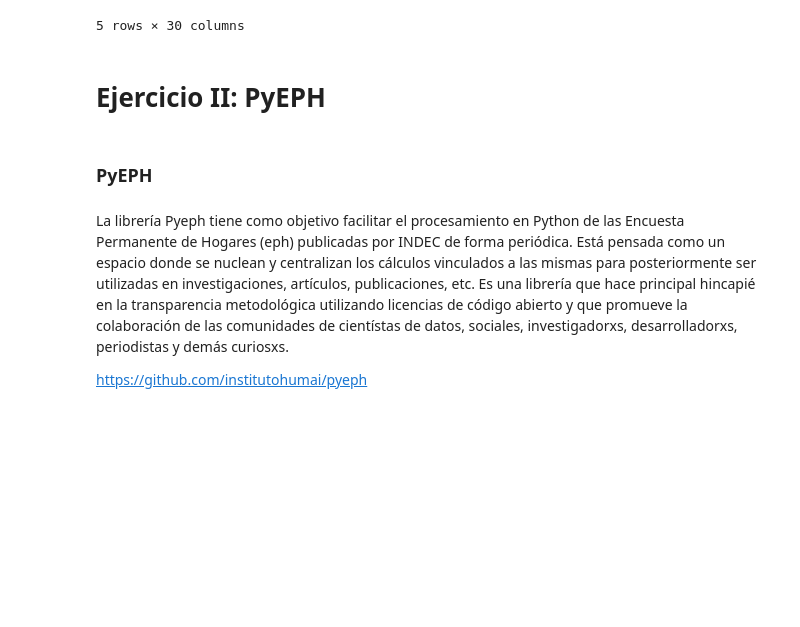
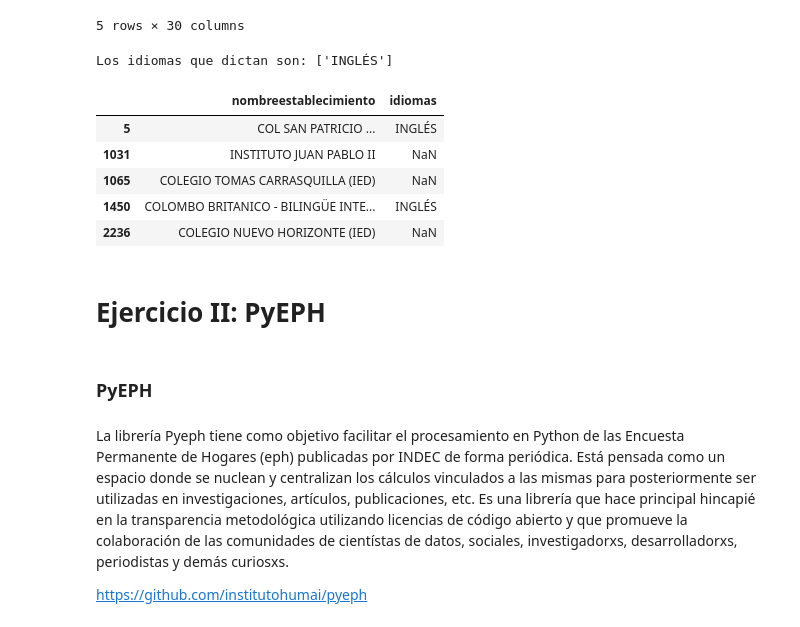
Before and after one commit to LorenzoLongaretto/ejercicios_data-ml, a Jupyter notebook: analisis_de_datos/ejercicio.ipynb, the cells around one changed output. Saved outputs shown, nothing was run; the diff lists cells and outputs as text; code cells hidden in the pictures; blank space fills up the shorter version.

```diff
--- a/analisis_de_datos/ejercicio.ipynb
+++ b/analisis_de_datos/ejercicio.ipynb
@@ -93,8 +89,9 @@ df_perN_comR[df_perN_comR["capacidades_Excepcionales"].notna()]
 ¿Cuáles son los colegios que ofrecen todos los niveles educativos? ¿Qué idiomas ofrecen?
 # %%
 niveles_completo = 'PREESCOLAR,MEDIA,BÁSICA SECUNDARIA,BÁSICA PRIMARIA,PRIMERA INFANCIA'
-df_colegios.query(f'niveles == "{niveles_completo}"') #andan las 2 formas
-#df_niveles = df_colegios[df_colegios['niveles'] == niveles_completo]
+#df_colegios.query(f'niveles == "{niveles_completo}"') #andan las 2 formas
+df_niveles = df_colegios[df_colegios['niveles'] == niveles_completo]
+df_niveles
 # %% [output]
 |  | año | secretaria | nombreestablecimiento | zona | direccion | telefono | nombre_Rector | ... |
 | 5 | 2016 | BOGOTA | COL SAN PATRICIO ... | URBANA | KR 80 137 02 | 6838640 -- 6815357 | PAULINA ENCINALES DE SANJINES | ... |
@@ -103,6 +100,22 @@ df_colegios.query(f'niveles == "{niveles_completo}"') #andan las 2 formas
 | 1450 | 2016 | BOGOTA | COLOMBO BRITANICO - BILINGÜE INTE... | URBANA | IND AEROPUERTO GUAYMARAL COSTADO ... | 6683999 | WALTER ABONDANO MIKAN | ... |
 | 2236 | 2016 | BOGOTA | COLEGIO NUEVO HORIZONTE (IED) | RURAL,URBANA | KR 5 B 189 B 30 | 6793861 - 6796685 | HAROLD RODRIGO MURILLO TOVAR | ... |
 5 rows × 30 columns
+# %%
+#idiomas
+# Obtener los idiomas
+idiomas = df_niveles[df_niveles['idiomas'].notna()]['idiomas'].unique()
+print('Los idiomas que dictan son:', idiomas)
+
+# Chequeo con df_niveles
+df_niveles[['nombreestablecimiento', 'idiomas']]
+# %% [output]
+Los idiomas que dictan son: ['INGLÉS']
+|  | nombreestablecimiento | idiomas |
+| 5 | COL SAN PATRICIO ... | INGLÉS |
+| 1031 | INSTITUTO JUAN PABLO II | NaN |
+| 1065 | COLEGIO TOMAS CARRASQUILLA (IED) | NaN |
+| 1450 | COLOMBO BRITANICO - BILINGÜE INTE... | INGLÉS |
+| 2236 | COLEGIO NUEVO HORIZONTE (IED) | NaN |
 # %% [markdown]
 # Ejercicio II: PyEPH
 # %% [markdown]
```
Also changed, not shown: parts of 3 cells of this notebook.
